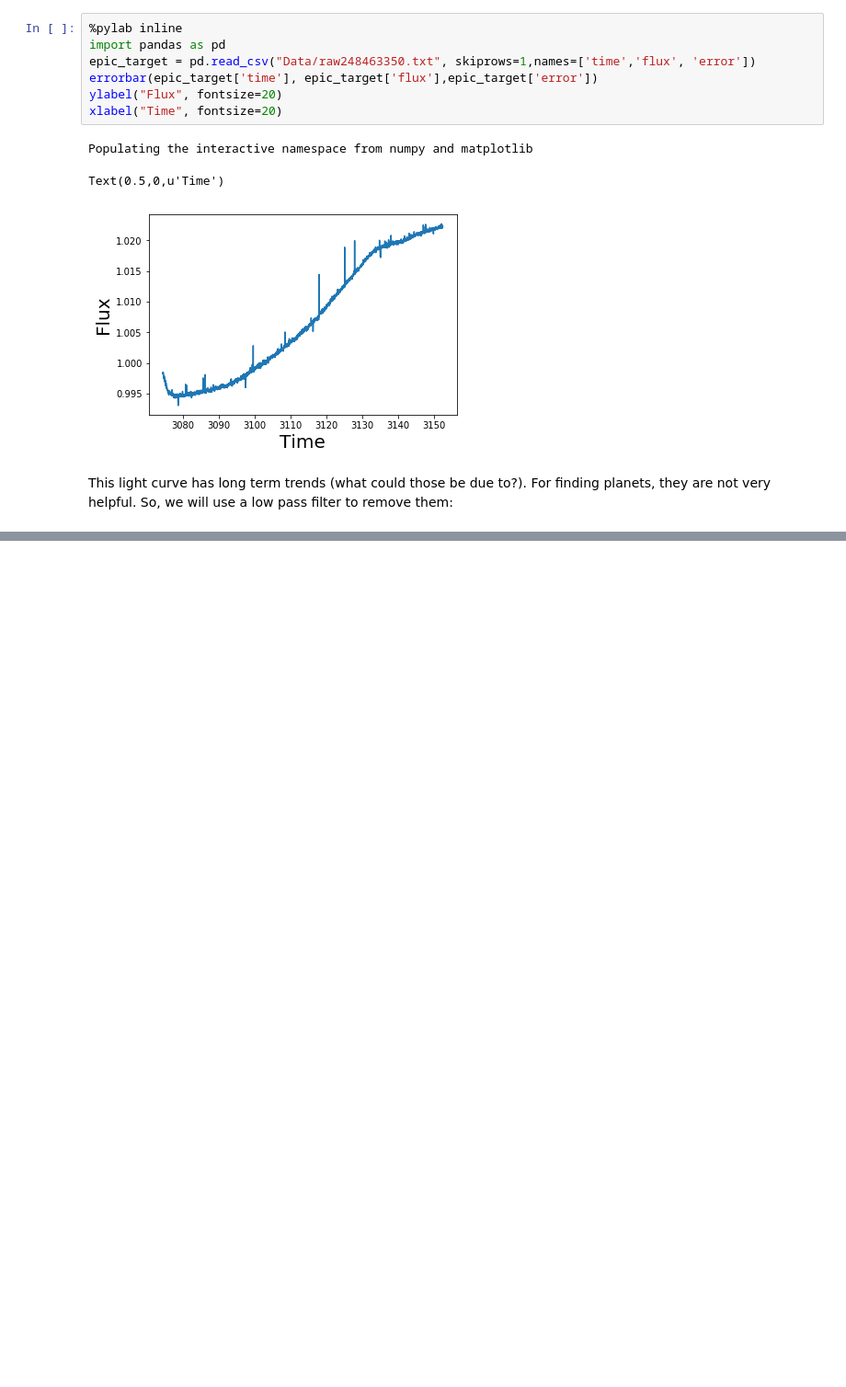
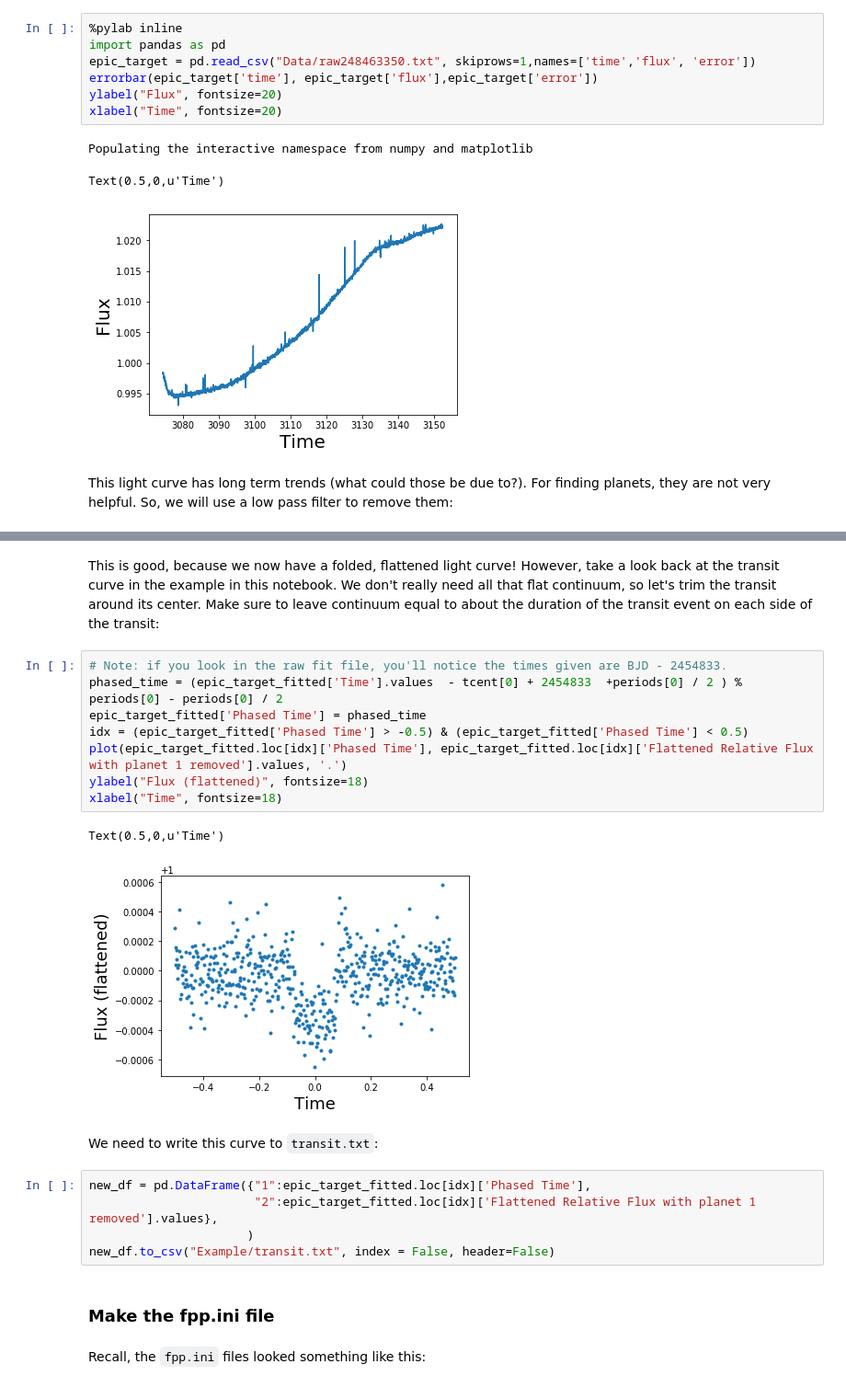
Before and after one commit to timothydmorton/vespa-tutorial, a Jupyter notebook: Notebooks/Tutorial_draft_V2.ipynb, the cells around one changed output, grey strips where cells are left out. Shown: that part at 92% size. Drawn from its saved outputs; the diff is of its cells as text; blank space fills up the shorter version.

```diff
--- a/Notebooks/Tutorial_draft_V2.ipynb
+++ b/Notebooks/Tutorial_draft_V2.ipynb
@@ -310,0 +295,24 @@ epic_target_fitted
+# %% [markdown]
+This is good, because we now have a folded, flattened light curve! However, take a look back at the transit curve in the example in this notebook. We don't really need all that flat continuum, so let's trim the transit around its center. Make sure to leave continuum equal to about the duration of the transit event on each side of the transit:
+# %%
+# Note: if you look in the raw fit file, you'll notice the times given are BJD - 2454833.
+phased_time = (epic_target_fitted['Time'].values  - tcent[0] + 2454833  +periods[0] / 2 ) % periods[0] - periods[0] / 2
+epic_target_fitted['Phased Time'] = phased_time
+idx = (epic_target_fitted['Phased Time'] > -0.5) & (epic_target_fitted['Phased Time'] < 0.5)
+plot(epic_target_fitted.loc[idx]['Phased Time'], epic_target_fitted.loc[idx]['Flattened Relative Flux with planet 1 removed'].values, '.')
+ylabel("Flux (flattened)", fontsize=18)
+xlabel("Time", fontsize=18)
+# %% [output]
+Text(0.5,0,u'Time')
+[figure, added]
+# %% [markdown]
+We need to write this curve to `transit.txt`:
+# %%
+new_df = pd.DataFrame({"1":epic_target_fitted.loc[idx]['Phased Time'],
+                       "2":epic_target_fitted.loc[idx]['Flattened Relative Flux with planet 1 removed'].values},
+                      )
+new_df.to_csv("Example/transit.txt", index = False, header=False)
+# %% [markdown]
+### Make the fpp.ini file
+# %% [markdown]
+Recall, the `fpp.ini` files looked something like this:
```
Also changed, not shown: parts of 25 cells of this notebook, 3 other files.
